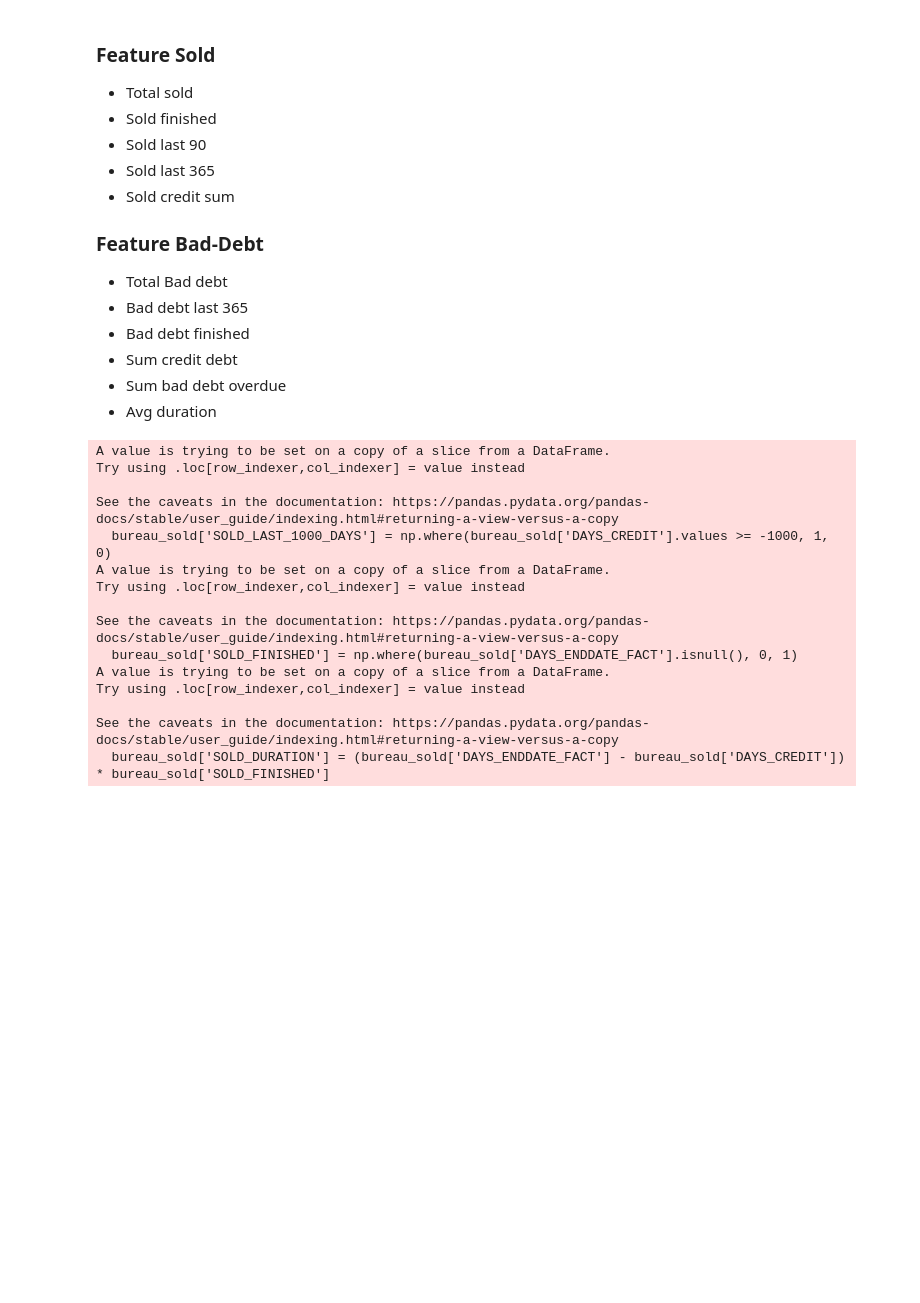
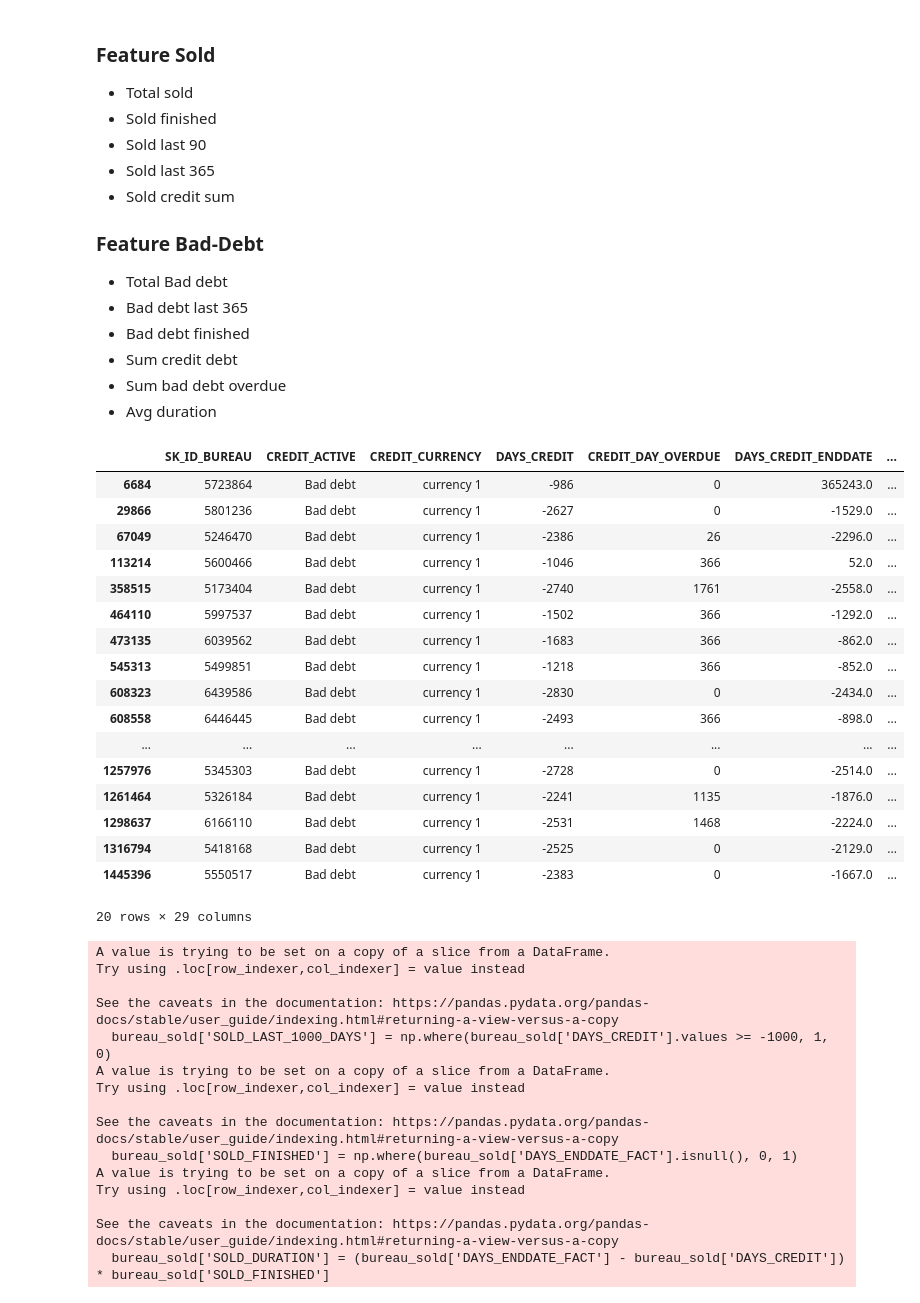
Before and after one commit to hung20gg/datavis_final, a Jupyter notebook: eda/bureau copy.ipynb, the cells around one changed output. Saved outputs shown, nothing was run; the diff lists cells and outputs as text; code cells hidden in the pictures; blank space fills up the shorter version.

```diff
--- a/eda/bureau copy.ipynb
+++ b/eda/bureau copy.ipynb
@@ -292,6 +292,8 @@ Drop all the Duration < 0
 # %%
 bureau['DAYS_CREDIT_ENDDATE'] = bureau['DAYS_CREDIT_ENDDATE'].fillna(365243)
 bureau['DURATION'] = bureau['DAYS_CREDIT_ENDDATE'] - bureau['DAYS_CREDIT']
+# %%
+bureau2 = bureau.copy()
 # %%
 bureau = bureau[bureau['DURATION'] >= 0]
 # %%
@@ -615,5 +617,26 @@ bureau_sold = bureau[bureau['CREDIT_ACTIVE'] == 'Sold']
 # %%
-bureau_bad_debt = bureau[bureau['CREDIT_ACTIVE'] == 'Bad debt']
+bureau_bad_debt = bureau2[bureau2['CREDIT_ACTIVE'] == 'Bad debt']
+# %%
+bureau_bad_debt
+# %% [output]
+|  | SK_ID_BUREAU | CREDIT_ACTIVE | CREDIT_CURRENCY | DAYS_CREDIT | CREDIT_DAY_OVERDUE | DAYS_CREDIT_ENDDATE | ... |
+| 6684 | 5723864 | Bad debt | currency 1 | -986 | 0 | 365243.0 | ... |
+| 29866 | 5801236 | Bad debt | currency 1 | -2627 | 0 | -1529.0 | ... |
+| 67049 | 5246470 | Bad debt | currency 1 | -2386 | 26 | -2296.0 | ... |
+| 113214 | 5600466 | Bad debt | currency 1 | -1046 | 366 | 52.0 | ... |
+| 358515 | 5173404 | Bad debt | currency 1 | -2740 | 1761 | -2558.0 | ... |
+| 464110 | 5997537 | Bad debt | currency 1 | -1502 | 366 | -1292.0 | ... |
+| 473135 | 6039562 | Bad debt | currency 1 | -1683 | 366 | -862.0 | ... |
+| 545313 | 5499851 | Bad debt | currency 1 | -1218 | 366 | -852.0 | ... |
+| 608323 | 6439586 | Bad debt | currency 1 | -2830 | 0 | -2434.0 | ... |
+| 608558 | 6446445 | Bad debt | currency 1 | -2493 | 366 | -898.0 | ... |
+| ... | ... | ... | ... | ... | ... | ... | ... |
+| 1257976 | 5345303 | Bad debt | currency 1 | -2728 | 0 | -2514.0 | ... |
+| 1261464 | 5326184 | Bad debt | currency 1 | -2241 | 1135 | -1876.0 | ... |
+| 1298637 | 6166110 | Bad debt | currency 1 | -2531 | 1468 | -2224.0 | ... |
+| 1316794 | 5418168 | Bad debt | currency 1 | -2525 | 0 | -2129.0 | ... |
+| 1445396 | 5550517 | Bad debt | currency 1 | -2383 | 0 | -1667.0 | ... |
+20 rows × 29 columns
 # %%
 bureau_sold['SOLD_LAST_1000_DAYS'] = np.where(bureau_sold['DAYS_CREDIT'].values >= -1000, 1, 0)
 
```
Also changed, not shown: parts of 2 cells of this notebook, 16 other files.
